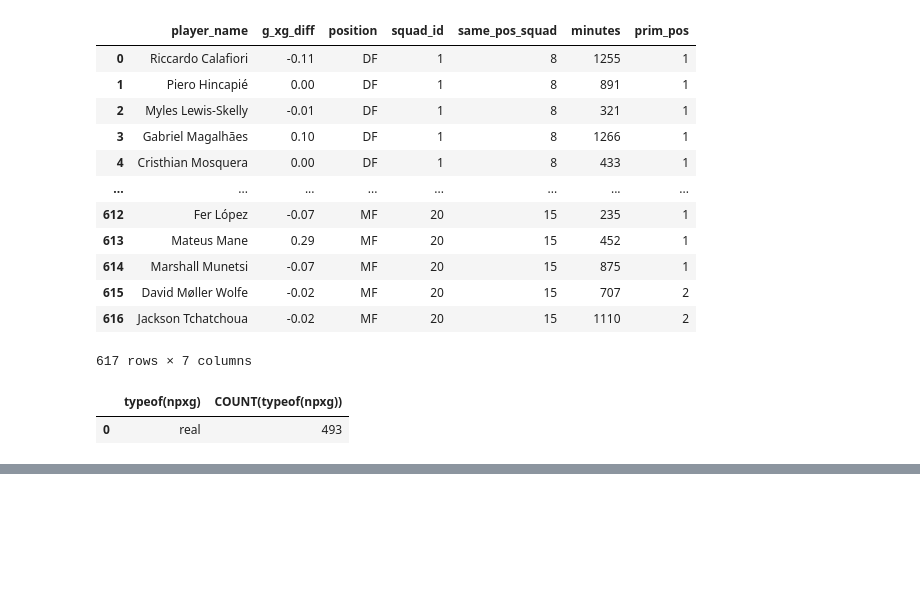
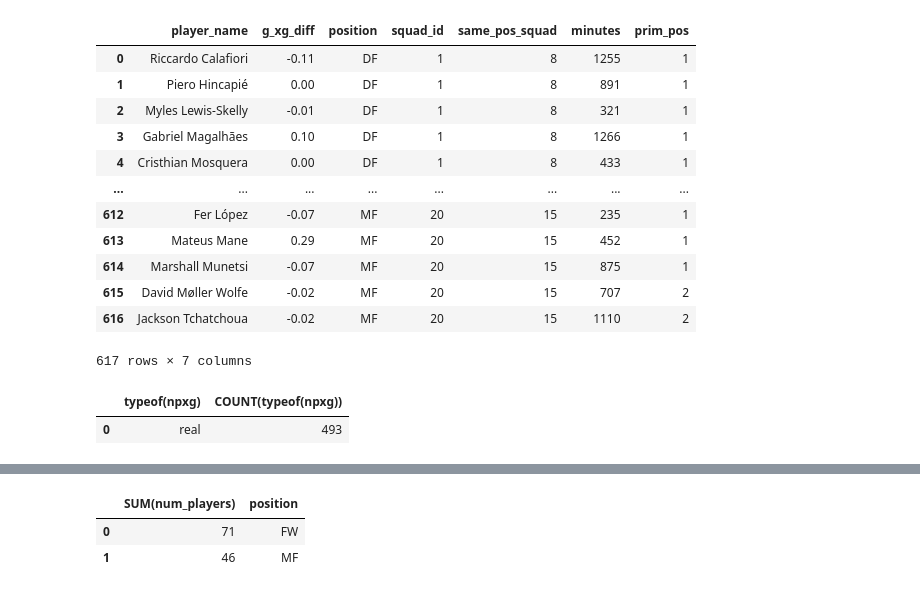
Before and after one commit to TobiaszKuc/_football_analysis, a Jupyter notebook: SQL_Learn/SQL-FBrefPremierLeagueData/PLxGPerformance.ipynb, the cells around one changed output, grey strips where cells are left out. Drawn from its saved outputs; the diff is of its cells as text; code cells hidden in the pictures; blank space fills up the shorter version.

```diff
--- a/SQL_Learn/SQL-FBrefPremierLeagueData/PLxGPerformance.ipynb
+++ b/SQL_Learn/SQL-FBrefPremierLeagueData/PLxGPerformance.ipynb
@@ -400,0 +419,18 @@ pd.read_sql_query("""SELECT typeof(np_goals_per90), COUNT(typeof(np_goals_per90)
+# %%
+pd.read_sql_query("""WITH players AS (
+                                      SELECT stats.player_id as player_id, player_name, squad_id, positions.position AS position,
+                                      positions.pos_id, RANK() OVER (PARTITION BY positions.player_id ORDER BY pos_id) AS prim_pos, minutes, npxG
+                                      FROM stats
+                                      INNER JOIN positions
+                                      ON stats.player_id = positions.player_id),
+                    how_many_players AS (
+                                    SELECT COUNT(player_id) AS num_players, position, squad_id FROM players
+                                    WHERE minutes > 300 AND position <> 'GK' AND position <> 'DF' AND prim_pos = 1 AND npxg >= 1
+                                    GROUP BY squad_id, position)
+                    SELECT SUM(num_players), position FROM how_many_players
+                    WHERE num_players > 2
+                    GROUP BY position""", con=con)
+# %% [output]
+|  | SUM(num_players) | position |
+| 0 | 71 | FW |
+| 1 | 46 | MF |
```
Also changed, not shown: parts of 9 cells of this notebook, 1 other file.
